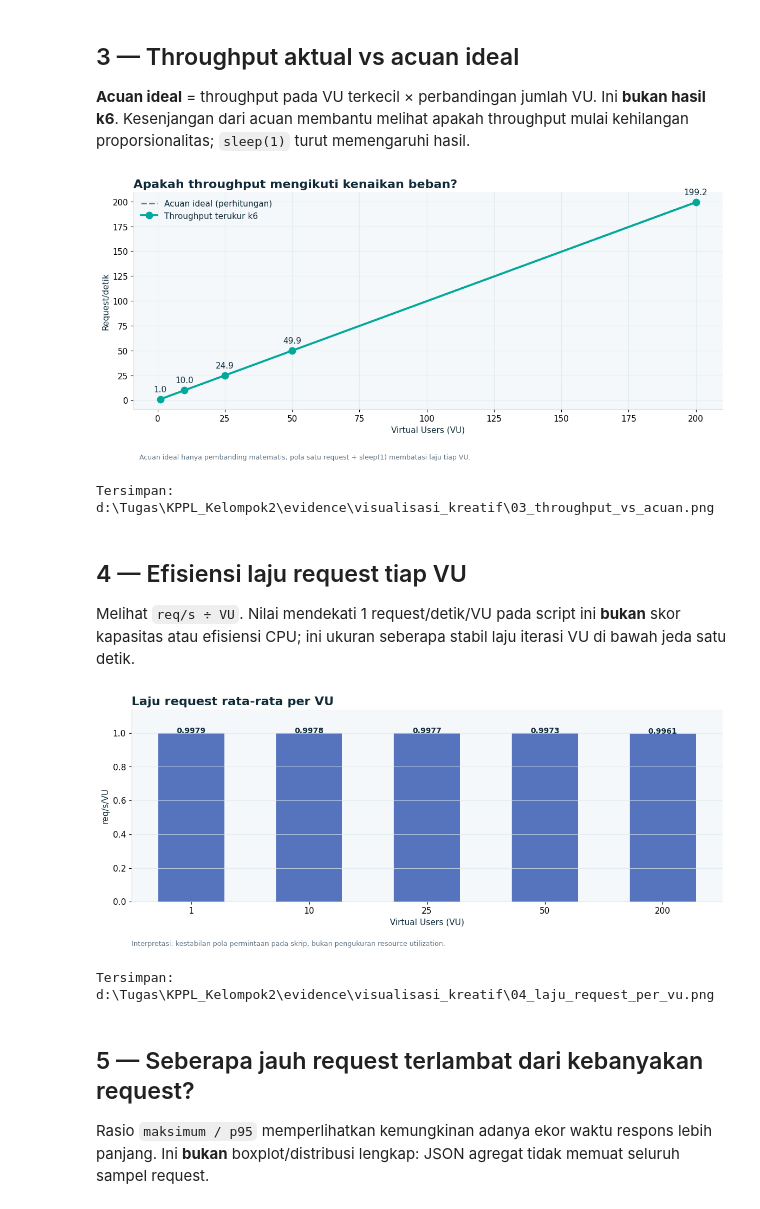
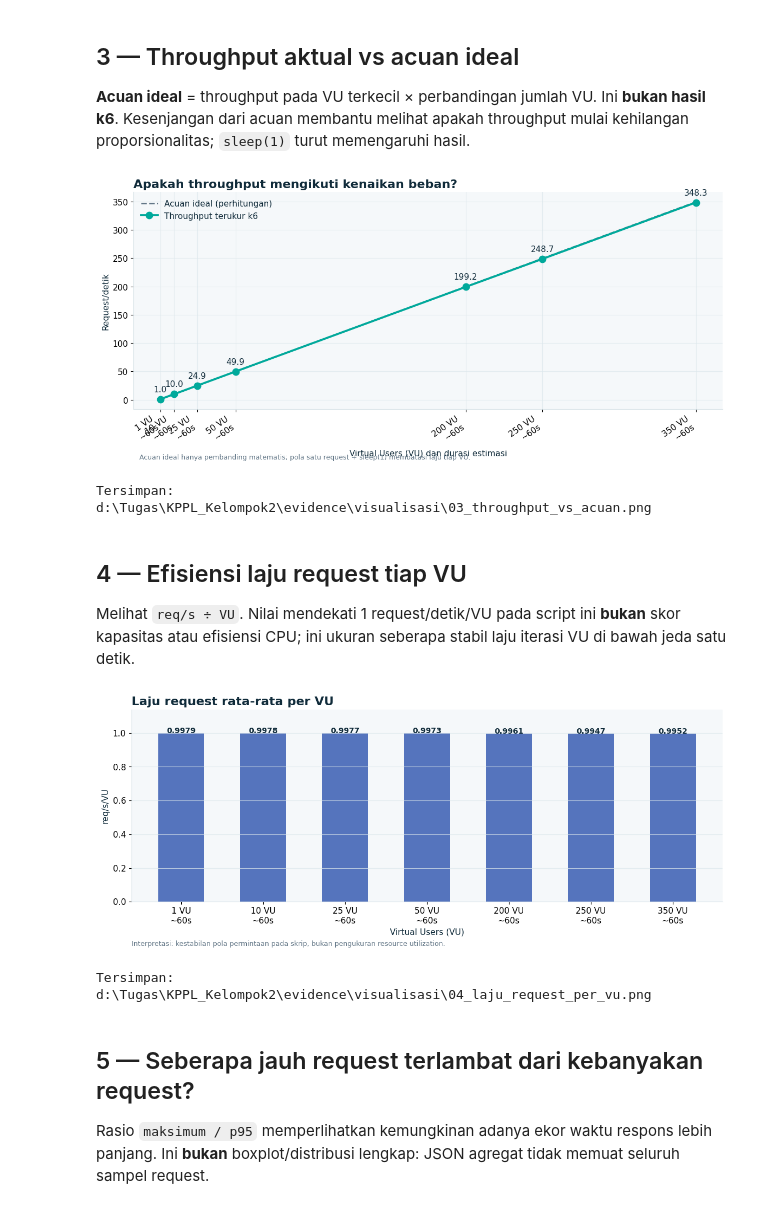
Before and after one commit to TIASherine/KPPL_Kelompok2, a Jupyter notebook: KPPL_Tim2_Visualisasi_K6.ipynb, the cells around one changed output. Saved outputs shown, nothing was run; the diff lists cells and outputs as text; code cells hidden in the pictures.

Commit message:
testing + visualisasi

```diff
--- a/KPPL_Tim2_Visualisasi_K6.ipynb
+++ b/KPPL_Tim2_Visualisasi_K6.ipynb
@@ -67,7 +67,7 @@ for fp in sorted(EVIDENCE.glob("*.json")):
         rows.append({
           "File": fp.name, "VU": vus, "Durasi estimasi (s)": duration,
           "Durasi kelompok (s)": int(round(duration / 10) * 10) if np.isfinite(duration) else -1,
-          "Requests": int(req), "Req/s": rps,
+          "Requests": int(req), "Iterations": int(get(m.get("iterations", {}), "count", -1)), "Req/s": rps,
           "Avg ms": float(m["http_req_duration"].get("avg", np.nan)),
           "Median ms": float(m["http_req_duration"].get("med", np.nan)),
           "p90 ms": float(m["http_req_duration"].get("p(90)", np.nan)),
@@ -86,12 +86,19 @@ if not rows:
     raise ValueError("Tidak ada JSON ringkasan k6 yang valid pada evidence/*.json")
 
 all_df = pd.DataFrame(rows).sort_values(["Durasi kelompok (s)", "VU", "File"]).reset_index(drop=True)
-main_duration = int(all_df["Durasi kelompok (s)"].value_counts().idxmax())
-main_df = (all_df[all_df["Durasi kelompok (s)"] == main_duration]
-           .sort_values(["VU", "File"]).drop_duplicates(subset=["VU"], keep="first")
-           .reset_index(drop=True))
+# Semua file yang valid dipakai untuk grafik; JANGAN menyaring satu kelompok durasi.
+main_df = all_df.sort_values(["VU", "Durasi estimasi (s)", "File"]).reset_index(drop=True)
+main_df["Label"] = main_df.apply(
+    lambda r: f"{int(r['VU'])} VU\n~{r['Durasi estimasi (s)']:.0f}s",
+    axis=1
+)
 print(f"Ditemukan {len(all_df)} file pengujian; {len(ignored)} dilewati.")
-print(f"Skenario perbandingan utama: sekitar {main_duration} detik, {len(main_df)} tingkat beban.")
+print(f"Grafik memuat SEMUA {len(main_df)} file valid (durasi berbeda diberi label).")
+# Peringatan jika jumlah iterasi tidak sesuai request; berguna untuk diagnosis file campuran.
+if "Iterations" in main_df:
+    suspicious = main_df[main_df["Requests"] != main_df["Iterations"]]
+    if not suspicious.empty:
+        print("PERHATIAN: request dan iterations berbeda di:", ", ".join(suspicious["File"]))
 if ignored:
     print("File dilewati:")
     for filename, reason in ignored: print("-", filename, "—", reason)
@@ -116,7 +127,7 @@ fig, ax = plt.subplots(figsize=(13, 4.6)); ax.axis("off")
 fig.suptitle("RINGKASAN PENGUJIAN · PRODUCT CATALOG API", x=.055, y=.98, ha="left", fontsize=18, fontweight="bold")
 items = [
  (f"{int(main_df['VU'].min())}–{int(main_df['VU'].max())}", "Rentang VU"),
- (f"{int(main_df['Requests'].sum()):,}".replace(",","."), "Total request (seri utama)"),
+ (f"{int(main_df['Requests'].sum()):,}".replace(",","."), "Total request (semua file)"),
  (f"{main_df['p95 ms'].max():.2f} ms", "p95 tertinggi"),
  (f"{main_df['Error %'].max():.0f}%", "Error rate tertinggi")]
 for j,(value,label) in enumerate(items):
@@ -124,7 +135,7 @@ for j,(value,label) in enumerate(items):
     ax.add_patch(plt.Rectangle((x0,.33),.225,.44,transform=ax.transAxes,facecolor=BG,edgecolor="#D8E4E8",linewidth=1.2))
     ax.text(x0+.015,.57,value,transform=ax.transAxes,fontsize=22,fontweight="bold",color=TEAL)
     ax.text(x0+.015,.42,label,transform=ax.transAxes,fontsize=10,color=MUTED)
-ax.text(.035,.18, f"Skenario utama: sekitar {main_duration} detik • {len(main_df)} tingkat VU • endpoint /products/search?q=Produk", transform=ax.transAxes, fontsize=11)
+ax.text(.035,.18, f"Semua file: {len(main_df)} pengujian • durasi bisa berbeda • endpoint /products/search?q=Produk", transform=ax.transAxes, fontsize=11)
 ax.text(.035,.09,"Catatan: hasil lokal; tidak membuktikan batas kapasitas maksimum atau horizontal scaling.",transform=ax.transAxes,fontsize=10,color=MUTED)
 save_figure("01_dashboard_ringkasan.png")
 # %% [output]
@@ -159,27 +170,27 @@ reference=rps[0]*(vus/vus[0]); ax.plot(vus,reference,"--",color=MUTED,lw=2,label
 ax.plot(vus,rps,"o-",color=TEAL,lw=2.7,ms=9,label="Throughput terukur k6")
 for v,r in zip(vus,rps):ax.annotate(f"{r:.1f}",(v,r),xytext=(0,10),textcoords="offset points",ha="center")
 ax.set_title("Apakah throughput mengikuti kenaikan beban?",loc="left",fontsize=16,fontweight="bold")
-ax.set_xlabel("Virtual Users (VU)");ax.set_ylabel("Request/detik");ax.grid(alpha=.7);ax.legend(frameon=False)
+ax.set_xticks(vus,main_df["Label"].tolist(),rotation=35,ha="right");ax.set_xlabel("Virtual Users (VU) dan durasi estimasi");ax.set_ylabel("Request/detik");ax.grid(alpha=.7);ax.legend(frameon=False)
 ax.text(.01,-.23,"Acuan ideal hanya pembanding matematis; pola satu request + sleep(1) membatasi laju tiap VU.",transform=ax.transAxes,color=MUTED,fontsize=9)
 plt.tight_layout();save_figure("03_throughput_vs_acuan.png")
 # %% [output]
-[figure, old version]
+[figure, new version]
-Tersimpan: d:\Tugas\KPPL_Kelompok2\evidence\visualisasi_kreatif\03_throughput_vs_acuan.png
+Tersimpan: d:\Tugas\KPPL_Kelompok2\evidence\visualisasi\03_throughput_vs_acuan.png
 # %% [markdown]
 ## 4 — Efisiensi laju request tiap VU
 
 Melihat `req/s ÷ VU`. Nilai mendekati 1 request/detik/VU pada script ini **bukan** skor kapasitas atau efisiensi CPU; ini ukuran seberapa stabil laju iterasi VU di bawah jeda satu detik.
 # %%
 fig,ax=plt.subplots(figsize=(11.7,5)); eff=main_df["Req/s"] / main_df["VU"]
-ax.bar([str(v) for v in main_df["VU"]],eff,color=BLUE,width=.56)
+ax.bar(main_df["Label"].tolist(),eff,color=BLUE,width=.56)
 for j,z in enumerate(eff):ax.text(j,z+.001,f"{z:.4f}",ha="center",fontsize=10,fontweight="bold")
 ax.set_ylim(0,max(1.08,eff.max()*1.14));ax.set_title("Laju request rata-rata per VU",loc="left",fontsize=16,fontweight="bold")
 ax.set_ylabel("req/s/VU");ax.set_xlabel("Virtual Users (VU)");ax.grid(axis="y",alpha=.7)
 ax.text(0,-.23,"Interpretasi: kestabilan pola permintaan pada skrip, bukan pengukuran resource utilization.",transform=ax.transAxes,color=MUTED,fontsize=9)
 plt.tight_layout();save_figure("04_laju_request_per_vu.png")
 # %% [output]
-[figure, old version]
+[figure, new version]
-Tersimpan: d:\Tugas\KPPL_Kelompok2\evidence\visualisasi_kreatif\04_laju_request_per_vu.png
+Tersimpan: d:\Tugas\KPPL_Kelompok2\evidence\visualisasi\04_laju_request_per_vu.png
 # %% [markdown]
 ## 5 — Seberapa jauh request terlambat dari kebanyakan request?
 
```
Also changed, not shown: parts of 10 cells of this notebook, 11 other files.
